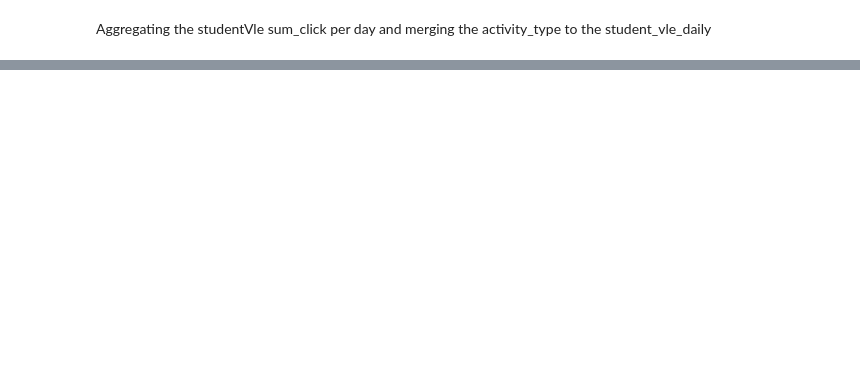
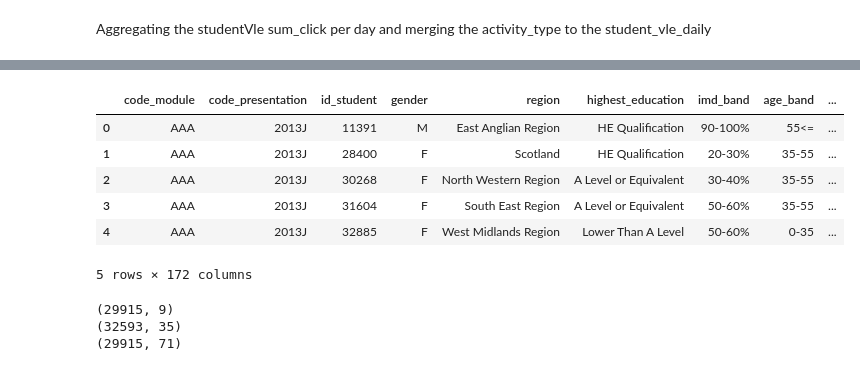
Before and after one commit to Anu-shree-S/oulad-clustered-student-engagement, a Jupyter notebook: notebooks/initial-eda.ipynb, the cells around one changed output, grey strips where cells are left out. Drawn from its saved outputs; the diff is of its cells as text; code cells hidden in the pictures; blank space fills up the shorter version.

```diff
--- a/notebooks/initial-eda.ipynb
+++ b/notebooks/initial-eda.ipynb
@@ -67,4 +65,0 @@ studentInfo["imd_band"] = studentInfo["imd_band"].fillna("Unknown")
-# %%
-# Remove students who unregistered before the course started
-studentReg = studentReg[~(studentReg['date_unregistration'] <= 0)]
-#35 students have no date of registration and date of unregistration -to be handled later
@@ -70,0 +82,12 @@ studentReg = studentReg[~(studentReg['date_unregistration'] <= 0)]
+# %%
+# Keep everyone except those who unregistered before the course started and the date of starting
+studentReg = studentReg[~(studentReg['date_unregistration'].notna() & (studentReg['date_unregistration'] <= 0))].copy()
+
+# Features
+studentReg['registration_missing_flag'] = studentReg['date_registration'].isna().astype(int)
+
+studentReg['unregistered_flag'] = studentReg['date_unregistration'].notna().astype(int)
+studentReg['unregistration_week'] = (studentReg['date_unregistration'] // 7).fillna(-1).astype(int)
+
+studentReg['date_registration'] = studentReg['date_registration'].fillna(0)
+studentReg['late_registration_flag'] = (studentReg['date_registration'] > 0).astype(int)
@@ -316,3 +516,43 @@ display(master_table)
+# %%
+#  merging them to form master table
+info_reg_courses = (
+    studentInfo_clean
+    .merge(studentReg, on=KEYS, how="inner")
+    .merge(courses_encoded, on=COURSE_KEYS, how="inner")
+)
+
+# Merge weekly_dim_wide instead of quarter_features_norm
+master_table_initial = info_reg_courses.merge(
+    weekly_dim_wide,
+    on=KEYS,
+    how="left"
+)
+
+# Fill missing weekly engagement features with 0
+weekly_cols = [c for c in weekly_dim_wide.columns if c not in KEYS]
+master_table_initial[weekly_cols] = master_table_initial[weekly_cols].fillna(0.0)
+
+# Cleanup
+del info_reg_courses, weekly_cols, weekly_dim_wide
+gc.collect()
+
+display(master_table_initial.head())
+# %% [output]
+|  | code_module | code_presentation | id_student | gender | region | highest_education | imd_band | age_band | ... |
+| 0 | AAA | 2013J | 11391 | M | East Anglian Region | HE Qualification | 90-100% | 55<= | ... |
+| 1 | AAA | 2013J | 28400 | F | Scotland | HE Qualification | 20-30% | 35-55 | ... |
+| 2 | AAA | 2013J | 30268 | F | North Western Region | A Level or Equivalent | 30-40% | 35-55 | ... |
+| 3 | AAA | 2013J | 31604 | F | South East Region | A Level or Equivalent | 50-60% | 35-55 | ... |
+| 4 | AAA | 2013J | 32885 | F | West Midlands Region | Lower Than A Level | 50-60% | 0-35 | ... |
+5 rows × 172 columns
+# %%
+print(studentReg.shape)
+print(studentInfo_clean.shape)
+print(master_table_initial.shape)
+# %% [output]
+(29915, 9)
+(32593, 35)
+(29915, 71)
 # %% [markdown]
 <a style='text-decoration:none;line-height:16px;display:flex;color:#5B5B62;padding:10px;justify-content:end;' href='https://deepnote.com?utm_source=created-in-deepnote-cell&projectId=915c48ff-4287-4f39-af89-419738985e00' target="_blank">
 <img alt='Created in deepnote.com' style='display:inline;max-height:16px;margin:0px;margin-right:7.5px;' src='embedded-picture-1' />
```
Also changed, not shown: parts of 18 cells of this notebook.
